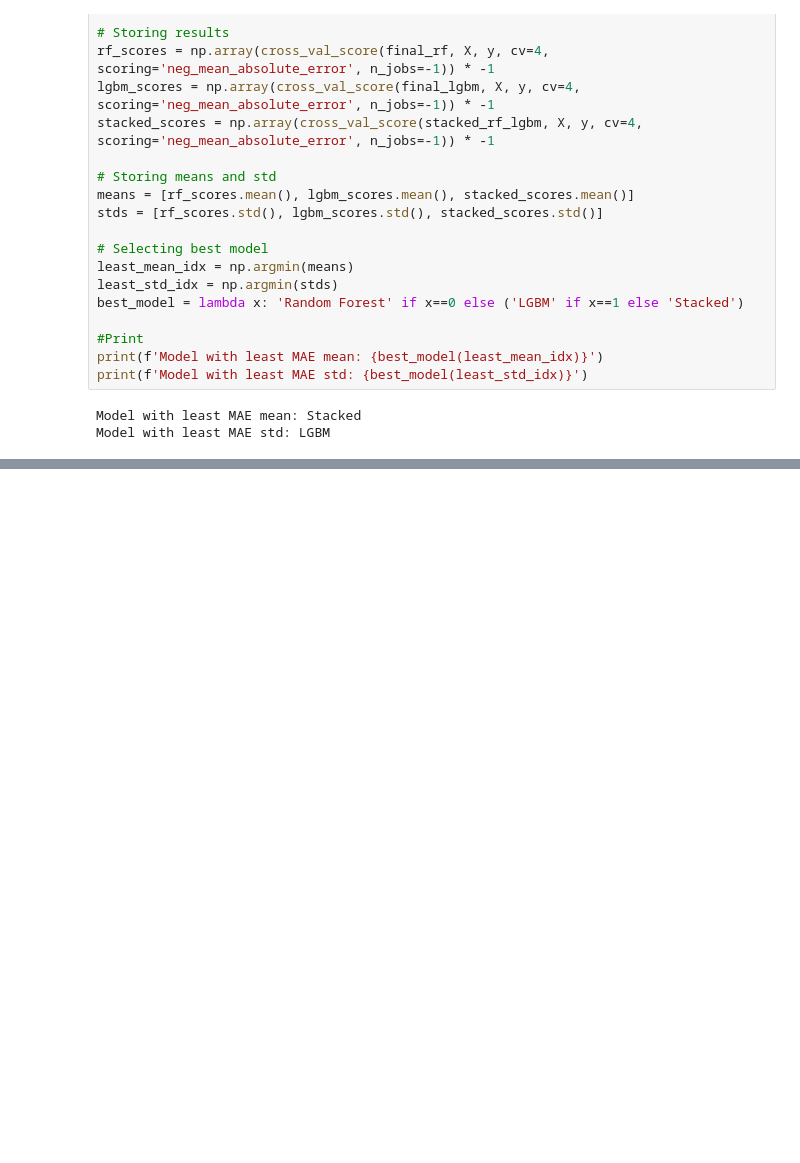
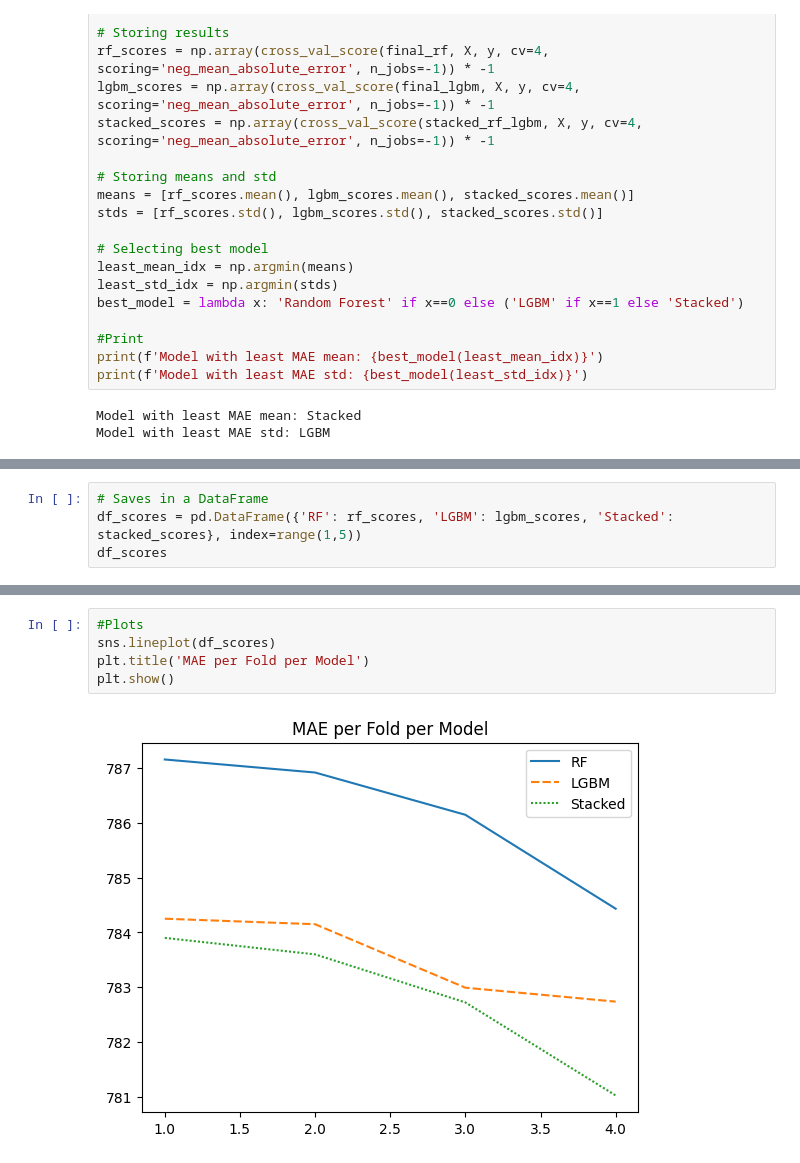
Before and after one commit to viniciussuares/IncomePrediction, a Jupyter notebook: notebooks/model_selection.ipynb, the cells around one changed output, grey strips where cells are left out. Cells and saved outputs as stored; diff of their text form; blank space fills up the shorter version.

Commit message:
Finished model evaluation

```diff
--- a/notebooks/model_selection.ipynb
+++ b/notebooks/model_selection.ipynb
@@ -443,0 +446,4 @@ Model with least MAE std: LGBM
+# %%
+# Saves in a DataFrame
+df_scores = pd.DataFrame({'RF': rf_scores, 'LGBM': lgbm_scores, 'Stacked': stacked_scores}, index=range(1,5))
+df_scores
@@ -443,0 +456,7 @@ Model with least MAE std: LGBM
+# %%
+#Plots
+sns.lineplot(df_scores)
+plt.title('MAE per Fold per Model')
+plt.show()
+# %% [output]
+[figure, added]
```
Also changed, not shown: parts of 8 cells of this notebook, 1 other file.
